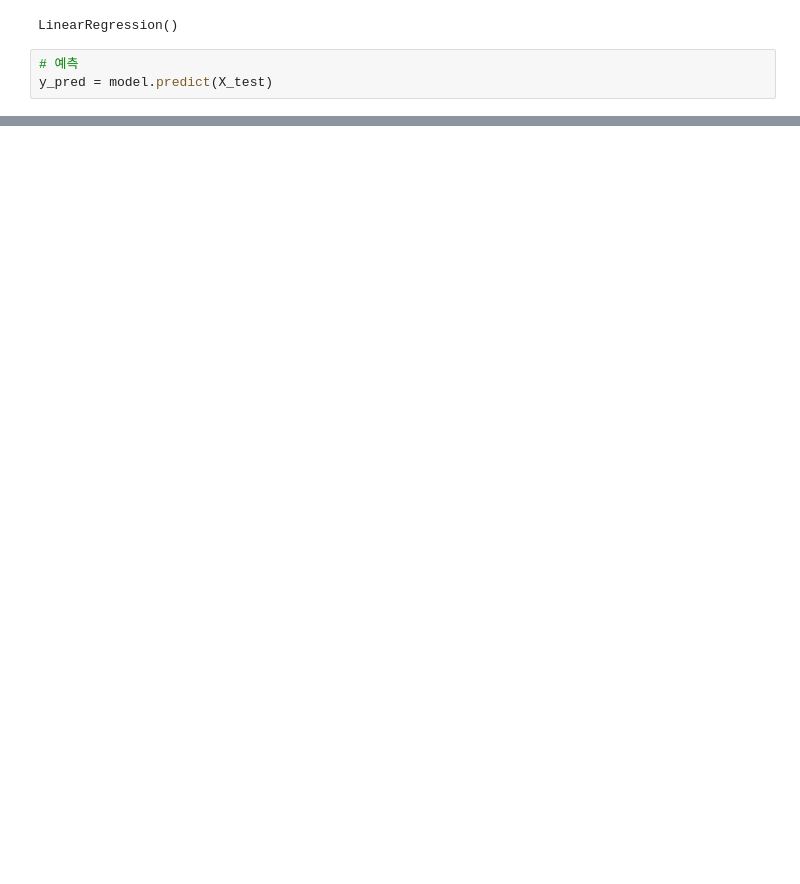
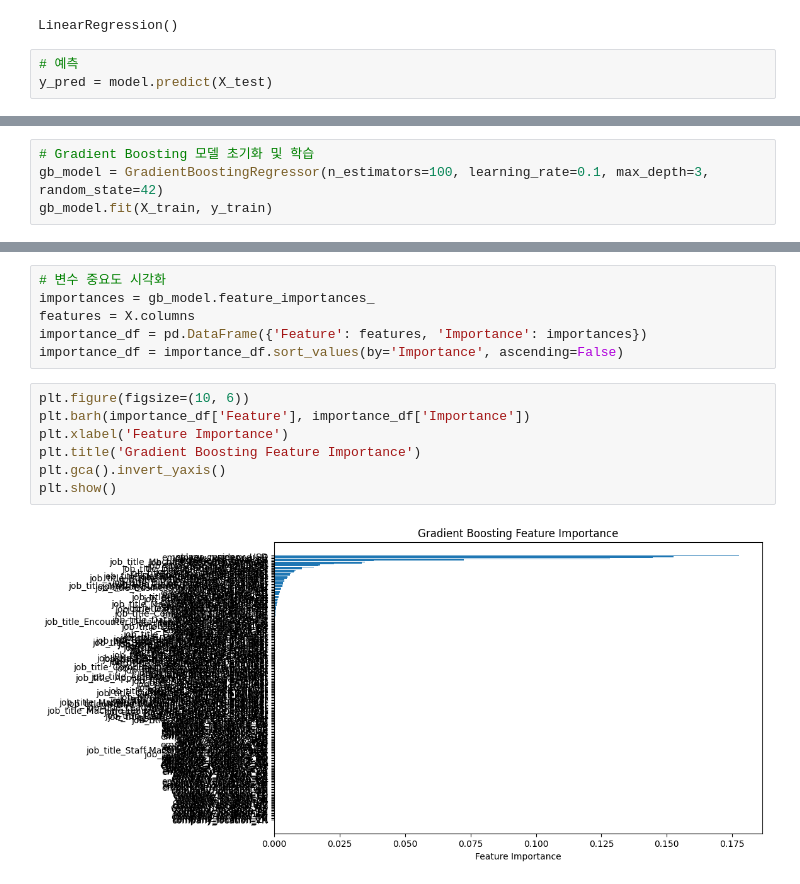
Before and after one commit to PlaidMoon99/AI_project, a Jupyter notebook: global_tech_salary_regression.ipynb, the cells around one changed output, grey strips where cells are left out. Cells and saved outputs as stored; diff of their text form; blank space fills up the shorter version.

```diff
--- a/global_tech_salary_regression.ipynb
+++ b/global_tech_salary_regression.ipynb
@@ -181,0 +160,4 @@ array([2020. , 2020.1, 2020.2, 2020.3, 2020.4, 2020.5, 2020.6, 2020.7,
+# %%
+# Gradient Boosting 모델 초기화 및 학습
+gb_model = GradientBoostingRegressor(n_estimators=100, learning_rate=0.1, max_depth=3, random_state=42)
+gb_model.fit(X_train, y_train)
@@ -181,0 +179,15 @@ array([2020. , 2020.1, 2020.2, 2020.3, 2020.4, 2020.5, 2020.6, 2020.7,
+# %%
+# 변수 중요도 시각화
+importances = gb_model.feature_importances_
+features = X.columns
+importance_df = pd.DataFrame({'Feature': features, 'Importance': importances})
+importance_df = importance_df.sort_values(by='Importance', ascending=False)
+# %%
+plt.figure(figsize=(10, 6))
+plt.barh(importance_df['Feature'], importance_df['Importance'])
+plt.xlabel('Feature Importance')
+plt.title('Gradient Boosting Feature Importance')
+plt.gca().invert_yaxis()
+plt.show()
+# %% [output]
+[figure, added]
```
Also changed, not shown: parts of 40 cells of this notebook.
